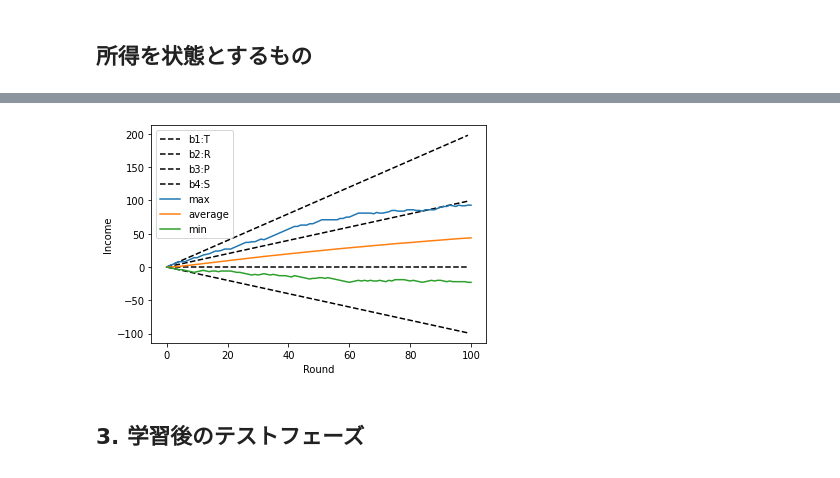
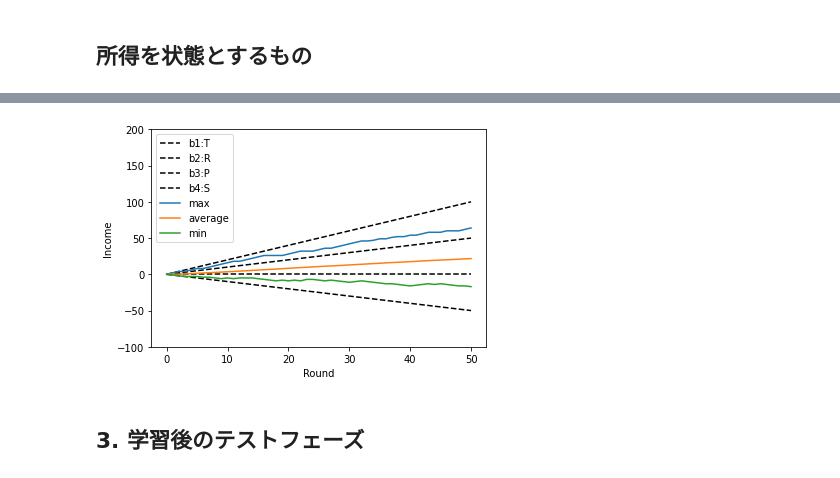
Before and after one commit to UTakeuchi/PDsimulator, a Jupyter notebook: main_case2_dqn.ipynb, the cells around one changed output, grey strips where cells are left out. Saved outputs shown, nothing was run; the diff lists cells and outputs as text; code cells hidden in the pictures.

```diff
--- a/main_case2_dqn.ipynb
+++ b/main_case2_dqn.ipynb
@@ -139,13 +140,13 @@ income_history = np.zeros((3,1)) # 各行に平均値・最大値・最小値の
 
 R = {'g', 'b'}
 rep = np.full(n, 'g') # 評判を格納する配列
-def norm9(rep_i, rep_j, a_i):
+def norm9(rep_i, rep_j, a_i): #social norm: 一旦Stern Judgingで固定
     if (rep_j == 'g' and a_i == 1) or (rep_j == 'b' and a_i == 0):
         return 'g'
     else:
         return 'b'
 
-rounds = 100
+rounds = 50
 sync_interval = 10
 for round in range(rounds):
     players = env.matching(range(len(agents)))
@@ -170,23 +171,27 @@ for round in range(rounds):
     add = np.array([[incomes.max()], [np.mean(incomes)], [incomes.min()]])
     income_history = np.append(income_history, add, axis=1)
 
-def plot_total_income(history):
-    x = range(0, 100)
-    y1 = [(env.b - env.c) * n for n in x] # 全員が協力
-    y2 = np.zeros(100) # 全員が非協力
-    y3 = [env.b * n for n in x] # 裏切り続ける
+def plot_total_income(history, title=None):
+    x = range(0, rounds+1)
+    y1 = [env.b * n for n in x] # 裏切り続ける
+    y2 = [(env.b - env.c) * n for n in x] # 全員が協力
+    y3 = np.zeros(rounds+1) # 全員が非協力
     y4 = [- env.c * n for n in x] # 裏切られ続ける
     plt.xlabel('Round')
     plt.ylabel('Income')
-    plt.plot(x, y3, ls='--', label='b1:T', color='black')
-    plt.plot(x, y1, ls='--', label='b2:R', color='black')
-    plt.plot(x, y2, ls='--', label='b3:P', color='black')
+    plt.ylim(- env.c * n, env.b * n)
+    plt.plot(x, y1, ls='--', label='b1:T', color='black')
+    plt.plot(x, y2, ls='--', label='b2:R', color='black')
+    plt.plot(x, y3, ls='--', label='b3:P', color='black')
     plt.plot(x, y4, ls='--', label='b4:S', color='black')
     plt.plot(range(len(history[0])), history[0], label='max')
     plt.plot(range(len(history[1])), history[1], label='average')
     plt.plot(range(len(history[2])), history[2], label='min')
     plt.legend()
+    if title != None:
+        plt.savefig(title)
+        files.download(title)
     plt.show()
 
-plot_total_income(income_history)
+plot_total_income(income_history, '3_50learning.png')
 # %% [output]
@@ -193,4 +200,4 @@ plot_total_income(income_history)
-[figure, old version]
+[figure, new version]
 # %% [markdown]
 ## 3. 学習後のテストフェーズ
 # %%
```
Also changed, not shown: parts of 10 cells of this notebook.
